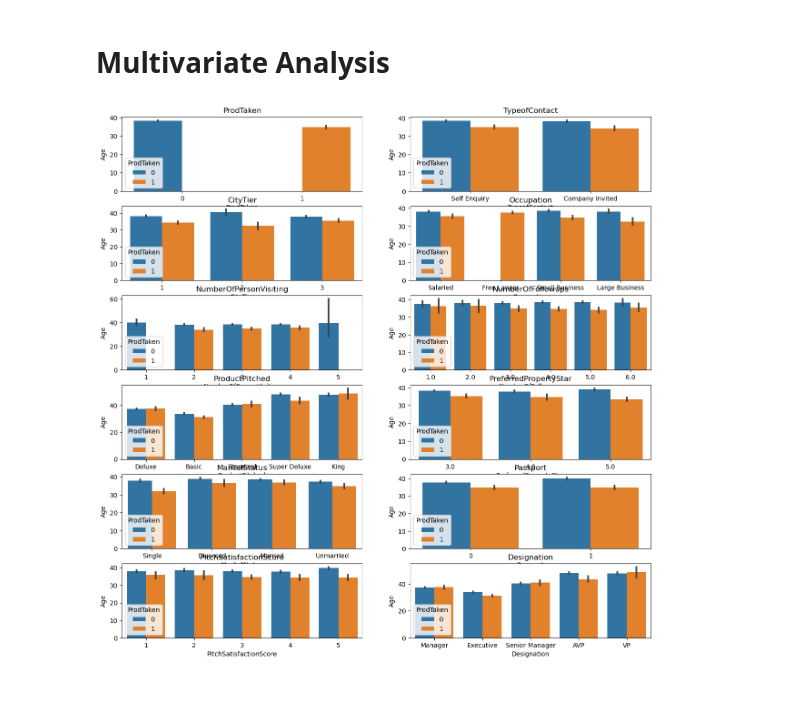
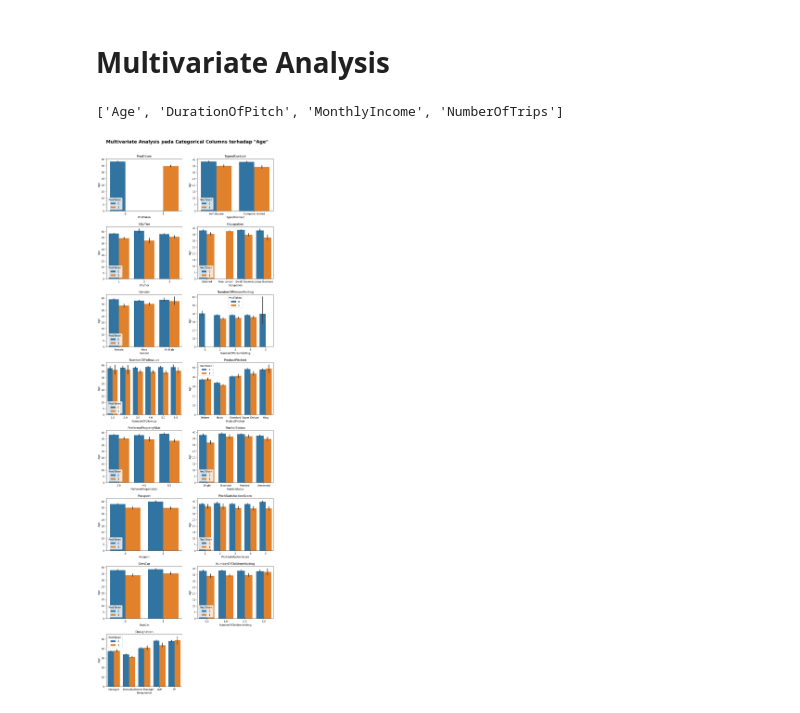
Before and after one commit to damaraira/ByteBenders, a Jupyter notebook: EDA Hadi.ipynb, the cells around one changed output. Saved outputs shown, nothing was run; the diff lists cells and outputs as text; code cells hidden in the pictures.

```diff
--- a/EDA Hadi.ipynb
+++ b/EDA Hadi.ipynb
@@ -118,10 +118,10 @@ Terdapat 14 numerical columns, yaitu ['CustomerID', 'ProdTaken', 'Age', 'CityTie
 Terdapat 6 categorical columns, yaitu ['TypeofContact', 'Occupation', 'Gender', 'ProductPitched', 'MaritalStatus', 'Designation']
 # %%
 plt.figure(figsize=(20,15))
+plt.subplots_adjust(hspace=0.5, top=0.95)
 plt.suptitle('Univariate Analysis pada Numerical Columns', fontsize=16, fontweight='bold', alpha=0.8, y=1.)
 for i in range(len(num_cols)):
     plt.subplot(5,3,i+1)
-    plt.subplots_adjust(hspace=0.5)
     sns.kdeplot(df[num_cols[i]])
     plt.title(num_cols[i])
     plt.xlabel(num_cols[i])
@@ -134,10 +134,10 @@ Berdasarkan visualisasi diatas dapat disimpulkan bahwa:
 - untuk kolom lainnya dapat diabaikan karena termasuk jenis data diskrit atau ordinal.
 # %%
 plt.figure(figsize=(12,17))
+plt.subplots_adjust(hspace=0.3, top=0.95)
 plt.suptitle('Univariate Analysis pada Categorical Columns', fontsize=18, fontweight='bold')
 for i in range(len(cat_cols)):
     plt.subplot(5,2,i+1)
-    plt.subplots_adjust(hspace=0.5)
     sns.countplot(x=df[cat_cols[i]])
     plt.title(cat_cols[i])
     plt.xlabel(cat_cols[i])
@@ -257,8 +255,14 @@ cat_cols3 = [col for col in cat_cols2 if col not in ['Gender', 'OwnCar', 'Number
+# %%
+num_cols2
+# %% [output]
+['Age', 'DurationOfPitch', 'MonthlyIncome', 'NumberOfTrips']
 # %%
-plt.figure(figsize=(15,20))
-for i in range(len(cat_cols3)):
+plt.figure(figsize=(12,35))
+plt.subplots_adjust(hspace=0.3, top=0.95)
+plt.suptitle('Multivariate Analysis pada Categorical Columns terhadap "Age"', fontsize=18, fontweight='bold')
+for i in range(len(cat_cols2)):
     plt.subplot(8,2,i+1)
-    sns.barplot(x=cat_cols3[i], y=df['Age'], hue='ProdTaken', data=df)
-    plt.title(cat_cols3[i])
+    sns.barplot(x=cat_cols2[i], y=df['Age'], hue='ProdTaken', data=df)
+    plt.title(cat_cols2[i])
 # %% [output]
-[figure, old version]
+[figure, new version]
```
Also changed, not shown: parts of 6 cells of this notebook.
